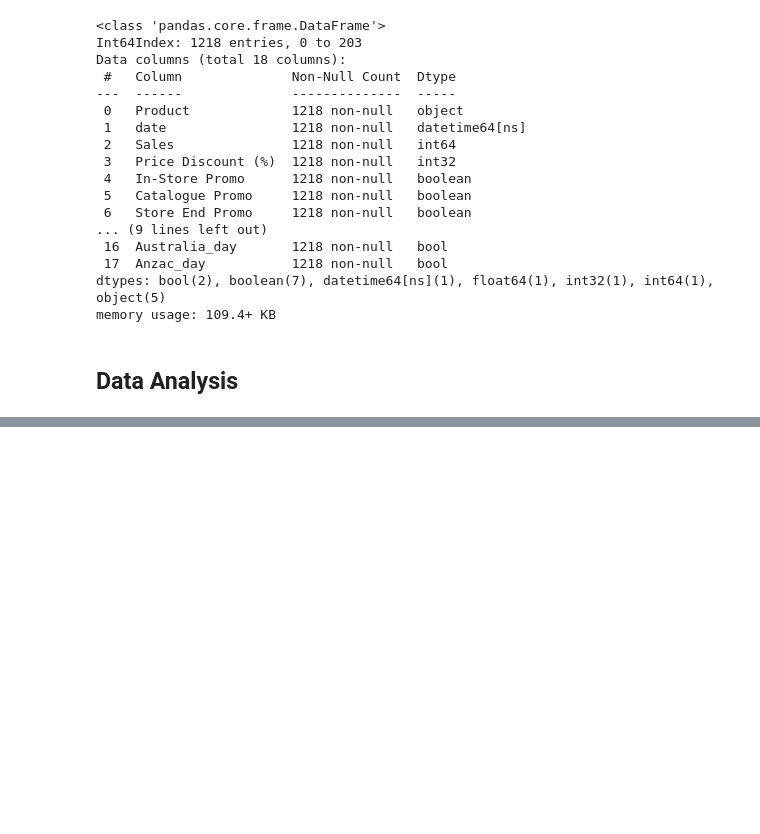
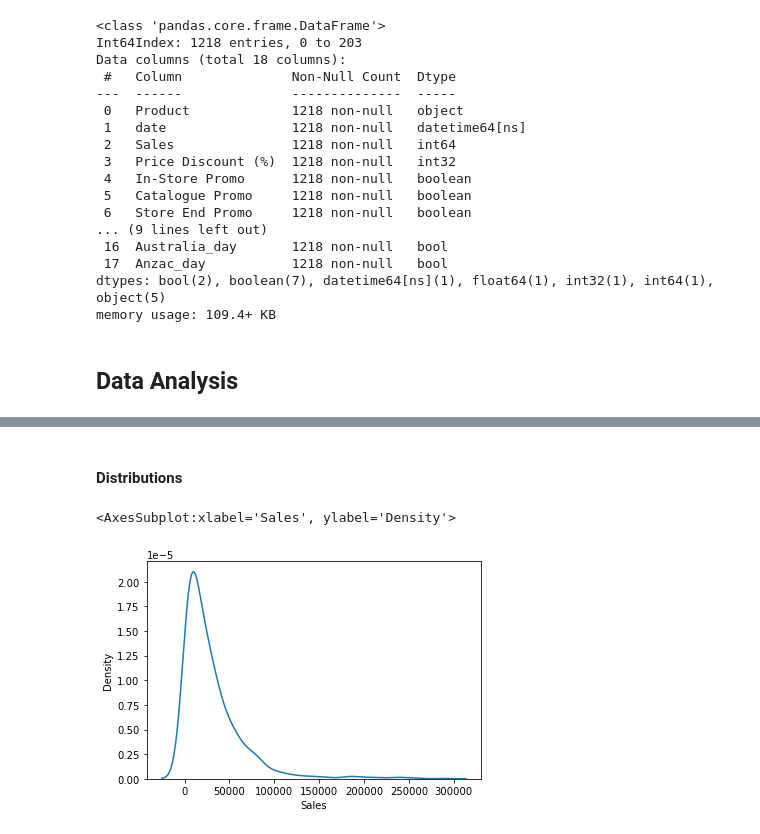
Before and after one commit to felix-n12/Retail-Forecasting, a Jupyter notebook: retail_forecasting.ipynb, the cells around one changed output, grey strips where cells are left out. Drawn from its saved outputs; the diff is of its cells as text; code cells hidden in the pictures; blank space fills up the shorter version.

```diff
--- a/retail_forecasting.ipynb
+++ b/retail_forecasting.ipynb
@@ -361,0 +375,8 @@ memory usage: 109.4+ KB
+# %% [markdown]
+#### Distributions
+# %%
+# distribution of sales
+sns.kdeplot(data=df,x=df['Sales'])
+# %% [output]
+<AxesSubplot:xlabel='Sales', ylabel='Density'>
+[figure, added]
```
Also changed, not shown: parts of 18 cells of this notebook.
